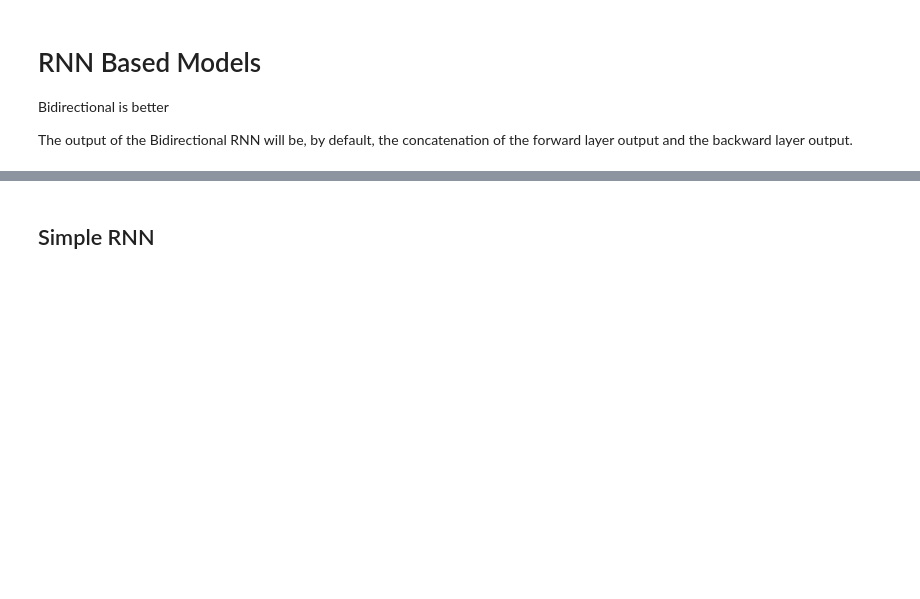
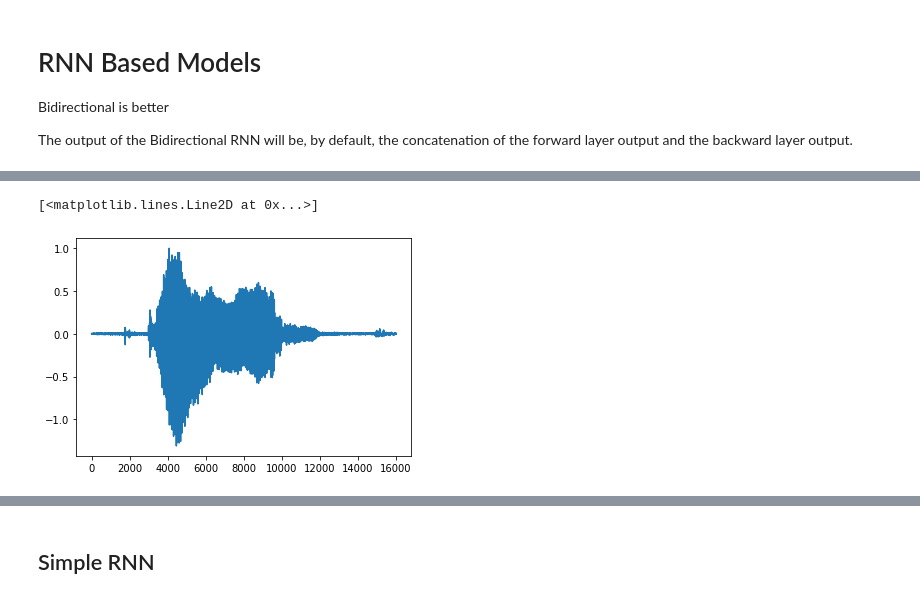
Before and after one commit to rmazzier/HDA-Project-Key-Word-Spotting, a Jupyter notebook: RNN Experiments.ipynb, the cells around one changed output, grey strips where cells are left out. Saved outputs shown, nothing was run; the diff lists cells and outputs as text; code cells hidden in the pictures; blank space fills up the shorter version.

```diff
--- a/RNN Experiments.ipynb
+++ b/RNN Experiments.ipynb
@@ -119,0 +147,5 @@ array([[ 0.00670831, -0.00058554, -0.00036658, ...,  0.        ,
+# %%
+plt.plot(generate_sample(X_train[1]))
+# %% [output]
+[<matplotlib.lines.Line2D at 0x...>]
+[figure, added]
```
Also changed, not shown: parts of 68 cells of this notebook, 21 other files.
